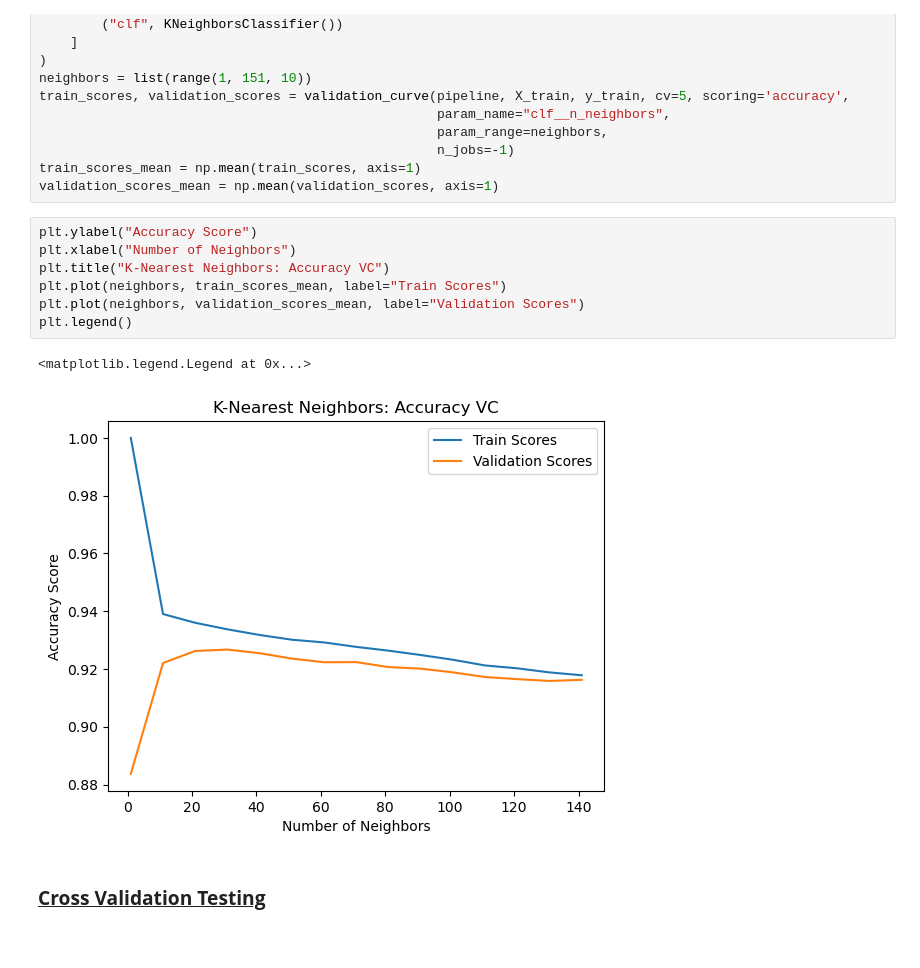
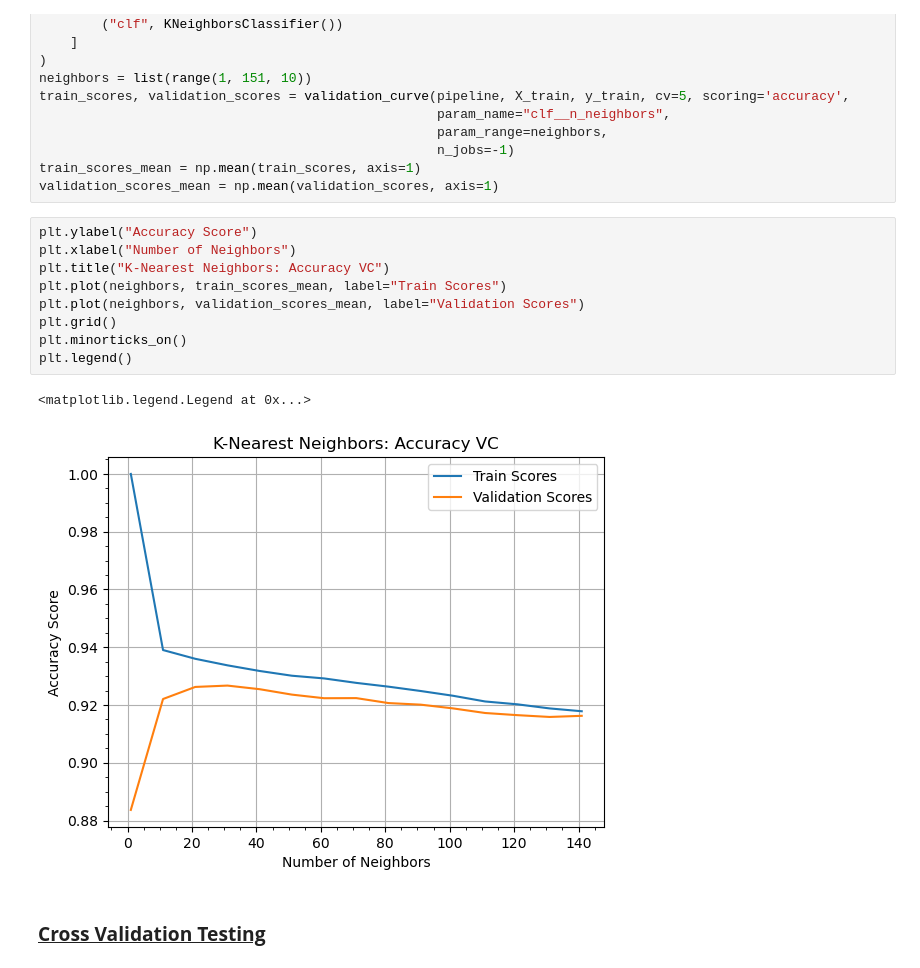
Before and after one commit to J-M-Bell/ClickbaitClassifierModel, a Jupyter notebook: KNNClickbaitClassifier.ipynb, the cells around one changed output. Cells and saved outputs as stored; diff of their text form.

Commit message:
General - added grid lines for plots

```diff
--- a/KNNClickbaitClassifier.ipynb
+++ b/KNNClickbaitClassifier.ipynb
@@ -26,13 +26,15 @@ validation_scores_mean = np.mean(validation_scores, axis=1)
 # %%
 plt.ylabel("Accuracy Score")
 plt.xlabel("Number of Neighbors")
 plt.title("K-Nearest Neighbors: Accuracy VC")
 plt.plot(neighbors, train_scores_mean, label="Train Scores")
 plt.plot(neighbors, validation_scores_mean, label="Validation Scores")
+plt.grid()
+plt.minorticks_on()
 plt.legend()
 # %% [output]
 <matplotlib.legend.Legend at 0x...>
-[figure, old version]
+[figure, new version]
 # %% [markdown]
 <h3><strong><u>Cross Validation Testing</u></strong></h3>
 # %%
```
Also changed, not shown: 2 other files.
